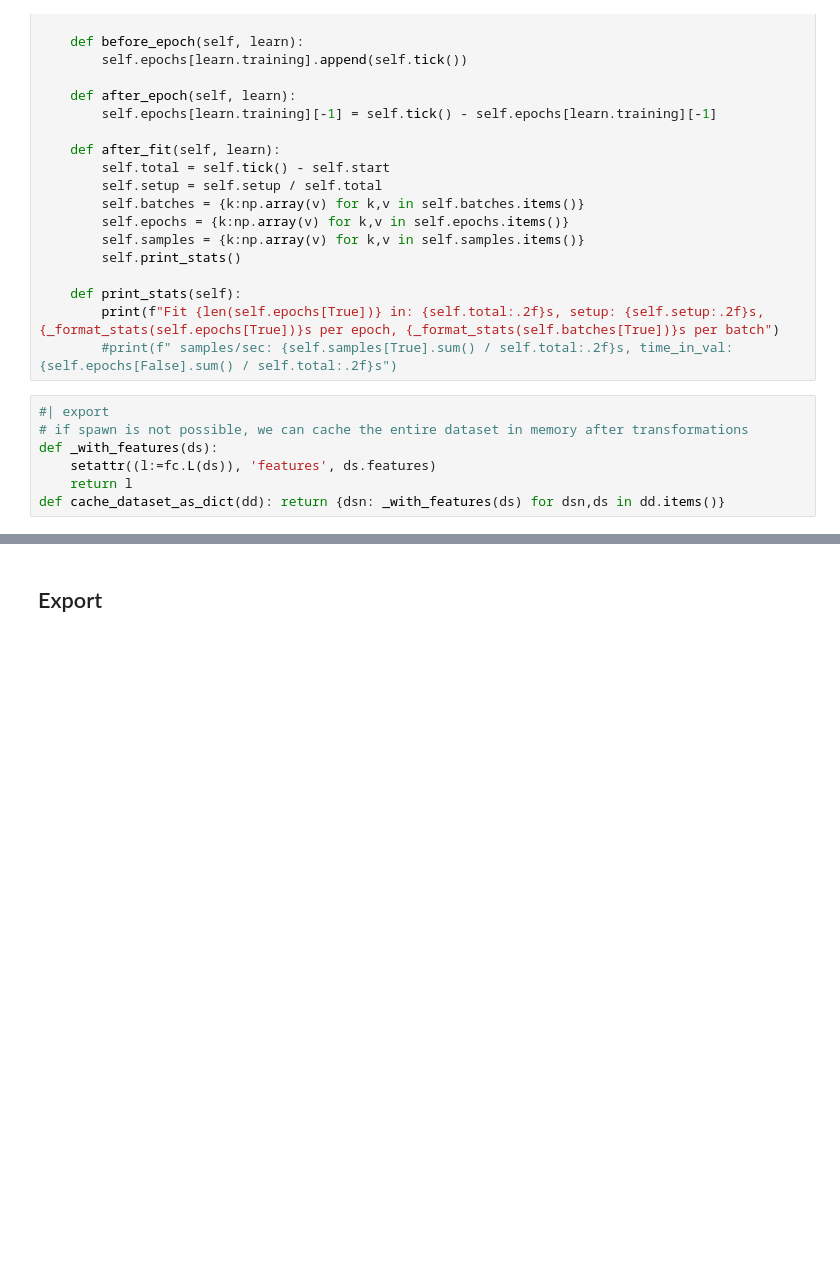
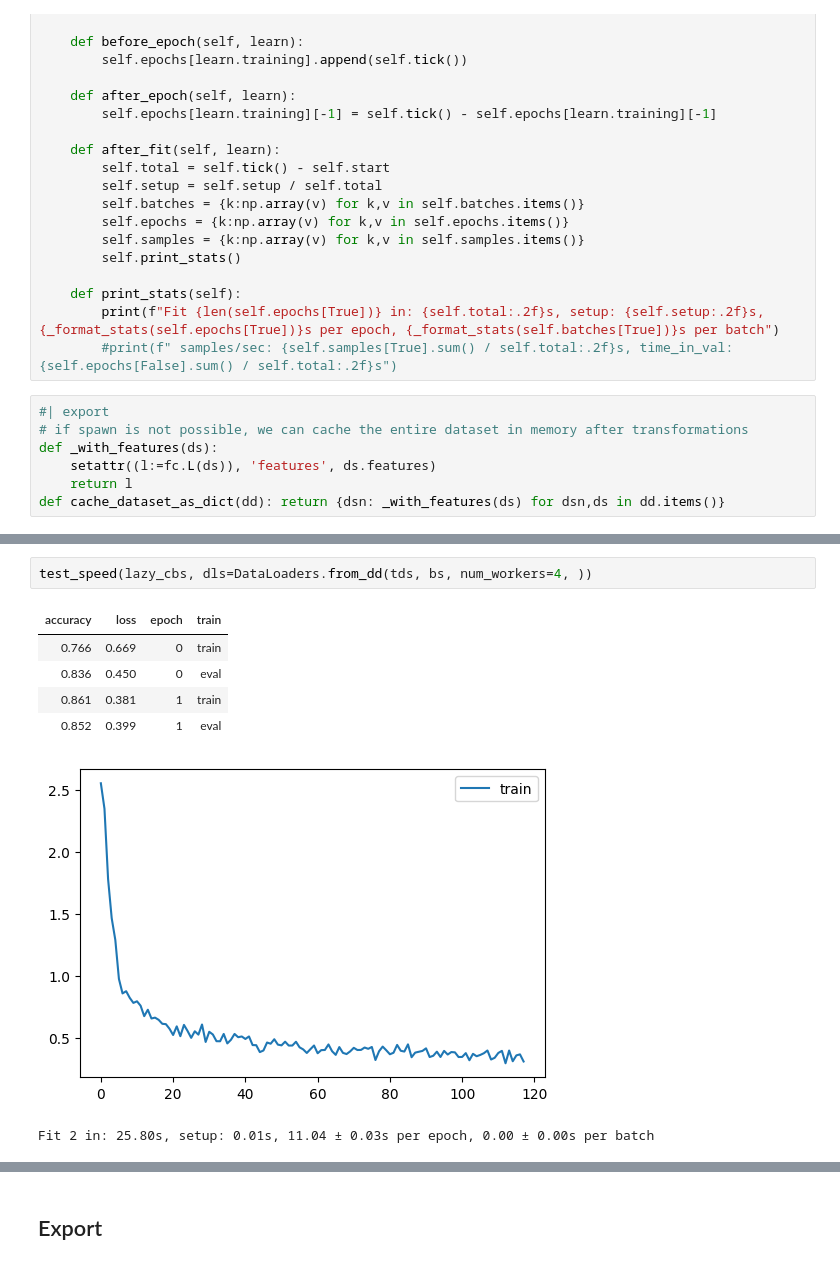
Before and after one commit to PiotrCzapla/course22p2, a Jupyter notebook: nbs/12_utils.ipynb, the cells around one changed output, grey strips where cells are left out. Drawn from its saved outputs; the diff is of its cells as text; blank space fills up the shorter version.

```diff
--- a/nbs/12_utils.ipynb
+++ b/nbs/12_utils.ipynb
@@ -329,3 +317,13 @@ Fit 2 in: 10.95s, setup: 0.01s, 4.72 ± 0.10s per epoch, 0.01 ± 0.00s per batch
+# %%
+test_speed(lazy_cbs, dls=DataLoaders.from_dd(tds, bs, num_workers=4, ))
+# %% [output]
+| accuracy | loss | epoch | train |
+| 0.766 | 0.669 | 0 | train |
+| 0.836 | 0.450 | 0 | eval |
+| 0.861 | 0.381 | 1 | train |
+| 0.852 | 0.399 | 1 | eval |
+[figure, added]
+Fit 2 in: 25.80s, setup: 0.01s, 11.04 ± 0.03s per epoch, 0.00 ± 0.00s per batch
 # %%
 %%timeit -n 1 -r 1
 tds.cached = cache_dataset_as_dict(tds)
```
Also changed, not shown: parts of 16 cells of this notebook.
